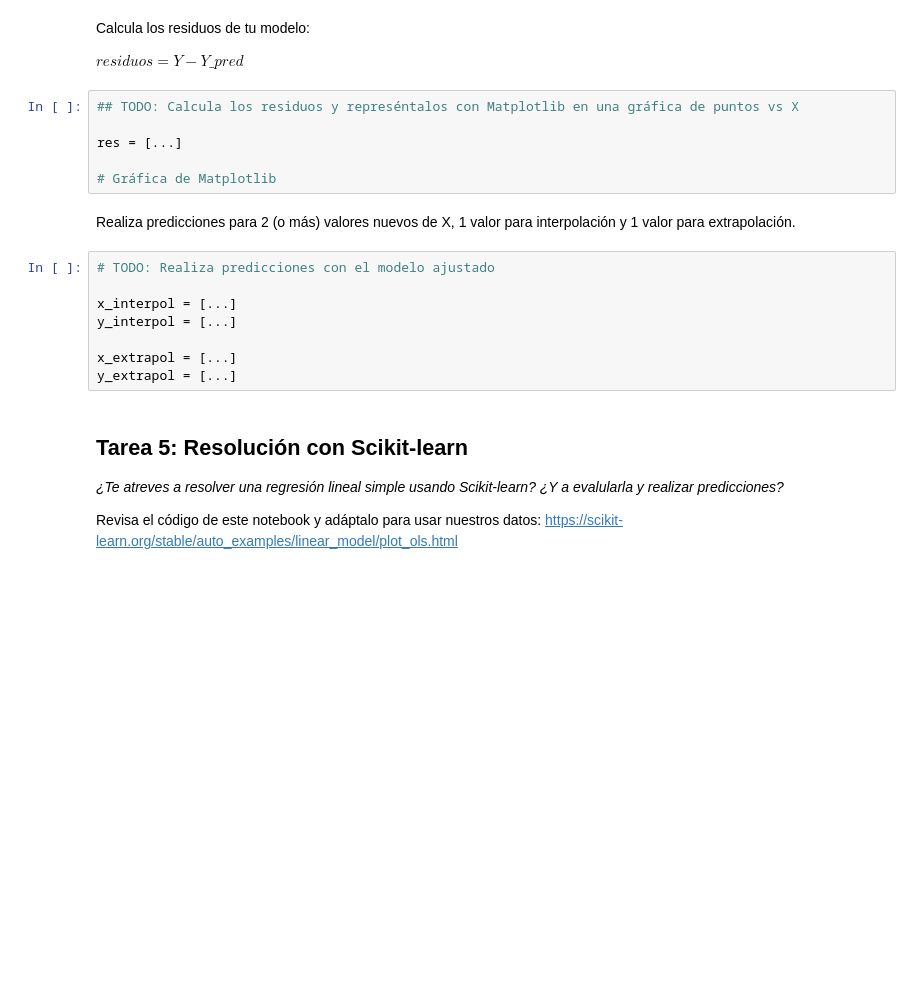
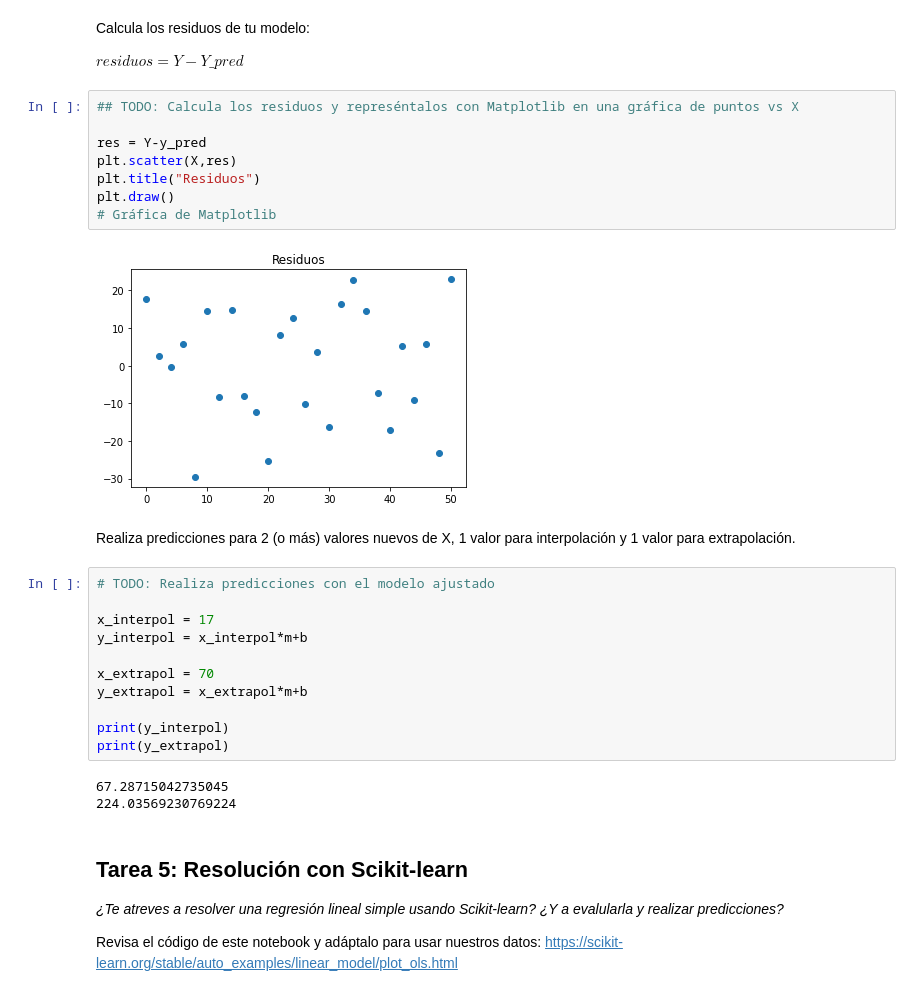
Before and after one commit to Patilla4puto/Intro_to_ml-tokio_school, a Jupyter notebook: soluciones/03-1-Regresion_lineal_simple-Ajuste_por_minimos_cuadrados.ipynb, the cells around one changed output. Saved outputs shown, nothing was run; the diff lists cells and outputs as text; blank space fills up the shorter version.

```diff
--- a/soluciones/03-1-Regresion_lineal_simple-Ajuste_por_minimos_cuadrados.ipynb
+++ b/soluciones/03-1-Regresion_lineal_simple-Ajuste_por_minimos_cuadrados.ipynb
@@ -141,19 +190,29 @@ $residuos = Y - Y\_pred$
 # %%
 ## TODO: Calcula los residuos y represéntalos con Matplotlib en una gráfica de puntos vs X
 
-res = [...]
-
+res = Y-y_pred
+plt.scatter(X,res)
+plt.title("Residuos")
+plt.draw()
 # Gráfica de Matplotlib
+# %% [output]
+[figure, added]
 # %% [markdown]
 Realiza predicciones para 2 (o más) valores nuevos de X, 1 valor para interpolación y 1 valor para extrapolación.
 # %%
 # TODO: Realiza predicciones con el modelo ajustado
 
-x_interpol = [...]
-y_interpol = [...]
+x_interpol = 17
+y_interpol = x_interpol*m+b
 
-x_extrapol = [...]
-y_extrapol = [...]
+x_extrapol = 70
+y_extrapol = x_extrapol*m+b
+
+print(y_interpol)
+print(y_extrapol)
+# %% [output]
+67.28715042735045
+224.03569230769224
 # %% [markdown]
 ## Tarea 5: Resolución con Scikit-learn
 
```
Also changed, not shown: parts of 11 cells of this notebook.
